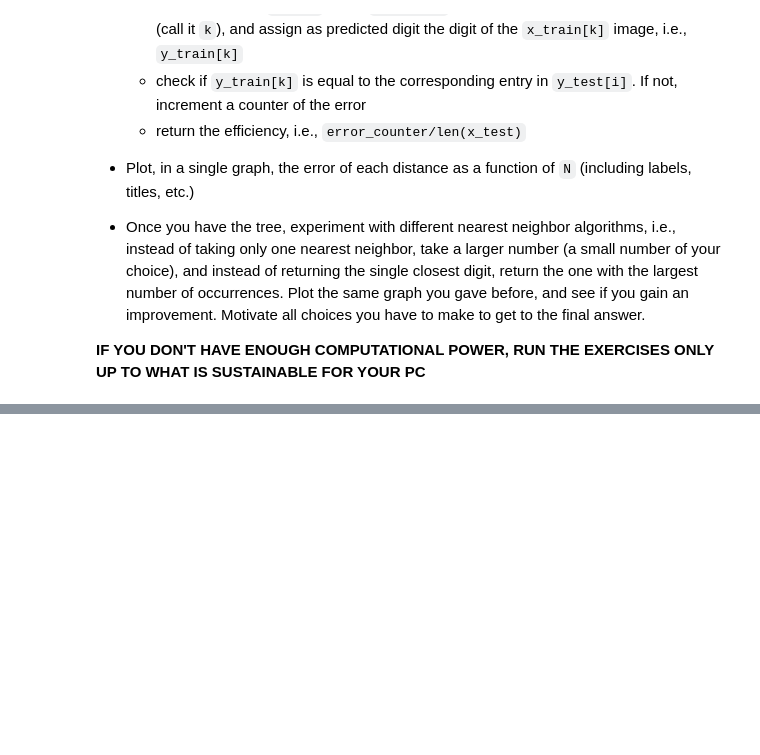
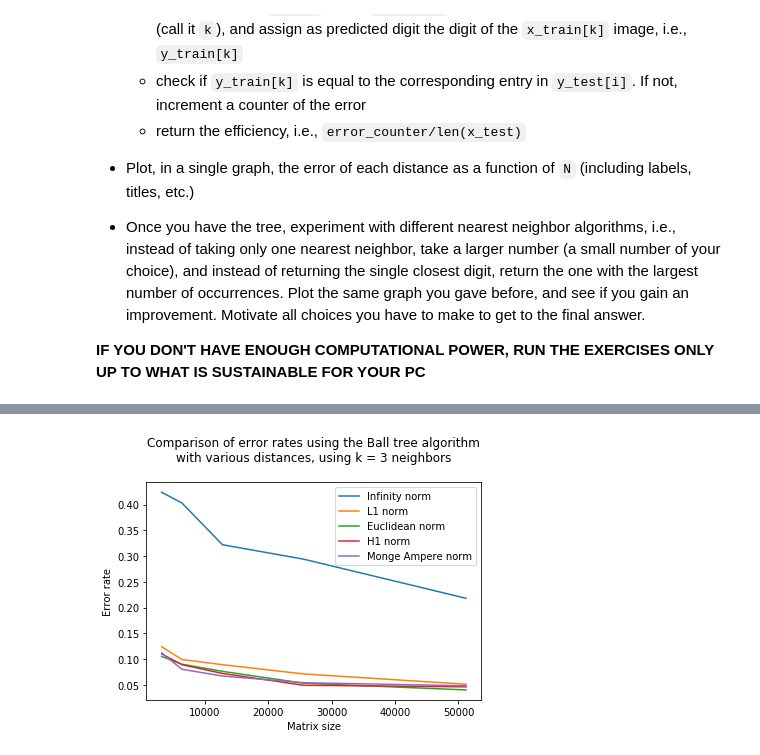
Before and after one commit to gsarti/P1.4_seed, a Jupyter notebook: final_project/final_project_2018-2019.ipynb, the cells around one changed output, grey strips where cells are left out. Saved outputs shown, nothing was run; the diff lists cells and outputs as text; code cells hidden in the pictures; blank space fills up the shorter version.

```diff
--- a/final_project/final_project_2018-2019.ipynb
+++ b/final_project/final_project_2018-2019.ipynb
@@ -563,0 +687,8 @@ For each N in 3200,6400,12800,25600,51200, and for each distance defined above
+# %%
+[plot(N, err_k3[i]) for i in range(5)]
+_ = legend(["Infinity norm","L1 norm","Euclidean norm", "H1 norm", "Monge Ampere norm"])
+_ = xlabel("Matrix size")
+_ = ylabel("Error rate")
+_ = title("Comparison of error rates using the Ball tree algorithm\nwith various distances, using k = 3 neighbors\n")
+# %% [output]
+[figure, added]
```
Also changed, not shown: parts of 21 cells of this notebook.
